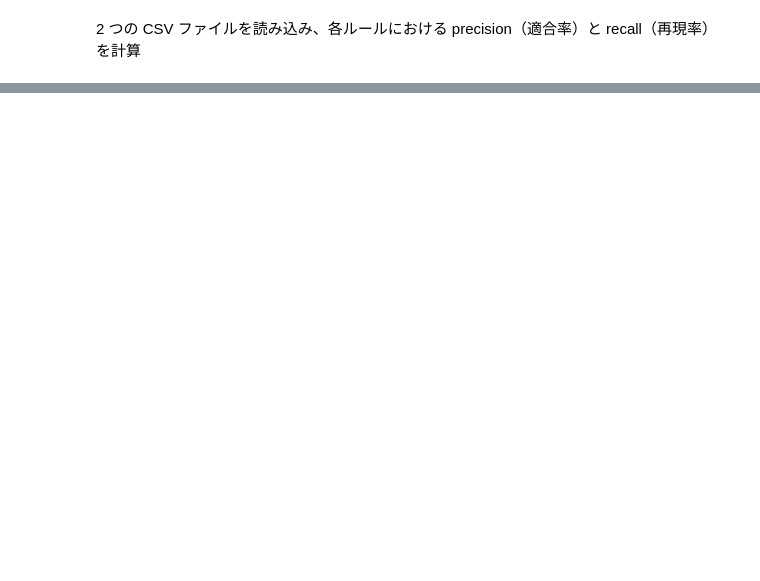
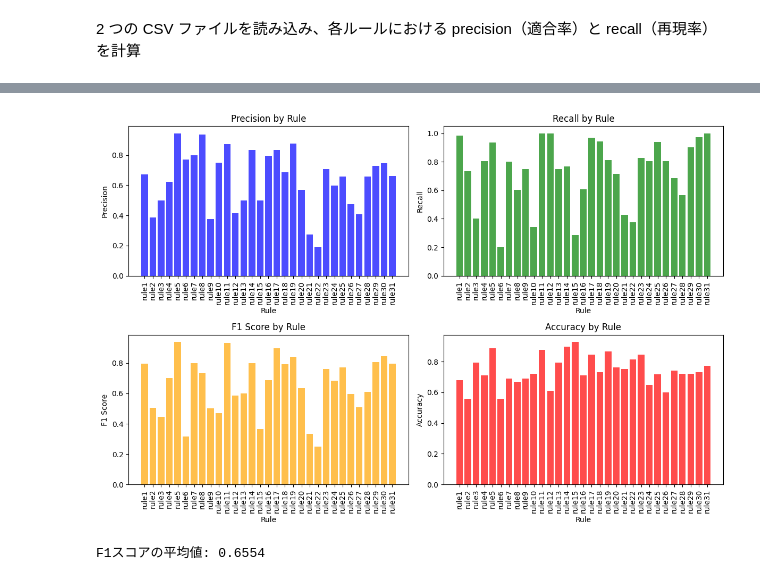
Before and after one commit to ku6kaw/Abstract-evaluation-by-Gemini, a Jupyter notebook: src/sampling_check/sampling_check_analysis.ipynb, the cells around one changed output, grey strips where cells are left out. Drawn from its saved outputs; the diff is of its cells as text; code cells hidden in the pictures; blank space fills up the shorter version.

```diff
--- a/src/sampling_check/sampling_check_analysis.ipynb
+++ b/src/sampling_check/sampling_check_analysis.ipynb
@@ -6,6 +27,16 @@ import matplotlib.pyplot as plt
 # %%
 # CSVファイルの読み込み
-gemini_df = pd.read_csv('../../data/test/sampling_check_by_gemini.csv')
-human_df = pd.read_csv('../../data/test/sampling_check_by_human.csv')
+
+# gemini_df = pd.read_csv('../../data/test/sampling_check_by_gemini.csv')
+# human_df = pd.read_csv('../../data/test/sampling_check_by_human.csv')
+
+gemini_df = pd.read_csv('../../data/test/sampling_check_by_gemini_updated.csv')
+human_df = pd.read_csv('../../data/test/sampling_check_by_human_updated.csv')
+
+
+# 出力先のパス
+
+# output_path = '../../data/test/sampling_check_metrics.csv'
+output_path = '../../data/test/sampling_check_metrics_updated.csv'
 # %%
 # TP, TN, FP, FNの計算と表示
@@ -88,0 +124,63 @@ calculate_metrics(gemini_df, human_df)
+# %%
+def plot_metrics(metrics_df):
+    """
+    Precision, Recall, F1 Score, Accuracy の棒グラフを表示する。
+    Args:
+        metrics_df (DataFrame): メトリクスを含むデータフレーム。
+    """
+    # メトリクスを抽出
+    rules = metrics_df['Rule']  # ルール名
+    precision = metrics_df['Precision']
+    recall = metrics_df['Recall']
+    f1_score = metrics_df['F1 Score']
+    accuracy = metrics_df['Accuracy']
+
+    # グラフサイズ設定
+    plt.figure(figsize=(12, 8))
+
+    # Precisionの棒グラフ
+    plt.subplot(2, 2, 1)
+    plt.bar(rules, precision, color='blue', alpha=0.7)
+    plt.title('Precision by Rule')
+    plt.xlabel('Rule')
+    plt.ylabel('Precision')
+    plt.xticks(rotation=90)
+
+    # Recallの棒グラフ
+    plt.subplot(2, 2, 2)
+    plt.bar(rules, recall, color='green', alpha=0.7)
+    plt.title('Recall by Rule')
+    plt.xlabel('Rule')
+    plt.ylabel('Recall')
+    plt.xticks(rotation=90)
+
+    # F1 Scoreの棒グラフ
+    plt.subplot(2, 2, 3)
+    plt.bar(rules, f1_score, color='orange', alpha=0.7)
+    plt.title('F1 Score by Rule')
+    plt.xlabel('Rule')
+    plt.ylabel('F1 Score')
+    plt.xticks(rotation=90)
+
+    # Accuracyの棒グラフ
+    plt.subplot(2, 2, 4)
+    plt.bar(rules, accuracy, color='red', alpha=0.7)
+    plt.title('Accuracy by Rule')
+    plt.xlabel('Rule')
+    plt.ylabel('Accuracy')
+    plt.xticks(rotation=90)
+
+    # レイアウト調整
+    plt.tight_layout()
+    plt.show()
+
+# 実行例
+# metrics_df を calculate_metrics 関数で生成済みと仮定
+plot_metrics(metrics_df)
+# %% [output]
+[figure, added]
+# %%
+f1_mean = metrics_df['F1 Score'].mean()
+print(f"F1スコアの平均値: {f1_mean:.4f}")
+# %% [output]
+F1スコアの平均値: 0.6554
```
Also changed, not shown: parts of 7 cells of this notebook, 33 other files.
